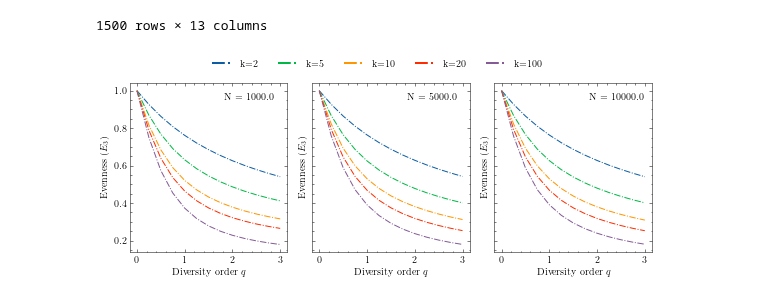
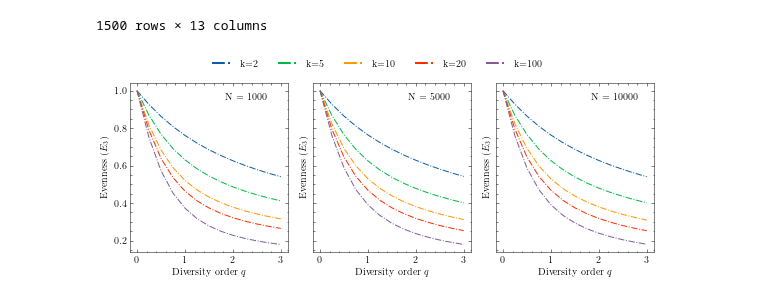
Before and after one commit to mikekestemont/forgotten-books, a Jupyter notebook: notebooks/analyze_pop.ipynb, the cells around one changed output. Saved outputs shown, nothing was run; the diff lists cells and outputs as text; code cells hidden in the pictures.

```diff
--- a/notebooks/analyze_pop.ipynb
+++ b/notebooks/analyze_pop.ipynb
@@ -120,29 +116,29 @@ df
 # %%
 d = df.groupby(["N", "k"]).mean()
 index, values = d.index, d.values
 
 fig, axes = plt.subplots(ncols=len(pop_size_index), figsize=(8, 3), sharey=True)
 
 for i, pop in enumerate(values):
     ax = axes[pop_size_index[index[i][0]]]
     ax.plot(
         q_values,
         pop,
         "-.",
         color=f"C{degree_index[index[i][1]]}"
     )
 
 for size, i in pop_size_index.items():
     axes[i].set(xlabel="Diversity order $q$", ylabel="Evenness ($E_3$)")
-    axes[i].text(0.6, 0.9, f"N = {size}", transform=axes[i].transAxes)
+    axes[i].text(0.6, 0.9, f"N = {int(size)}", transform=axes[i].transAxes)
     axes[i].tick_params(axis='y', which='minor', left=True)
 
 labels, indices = zip(*degree_index.items())
 custom_lines = [Line2D([0], [0], ls="-.", color=f"C{i}", lw=2) for i in indices]
 fig.legend(custom_lines, [f'k={int(k)}' for k in labels],
           loc="upper center", ncol=len(set(labels)), bbox_to_anchor=(0.5, 1.1), frameon=False)
 
 plt.tight_layout()
 plt.savefig("../outputs/network-evenness-mean.pdf", bbox_inches='tight')
 # %% [output]
-[figure, old version]
+[figure, new version]
```
Also changed, not shown: parts of 1 cell of this notebook, 2 other files.
